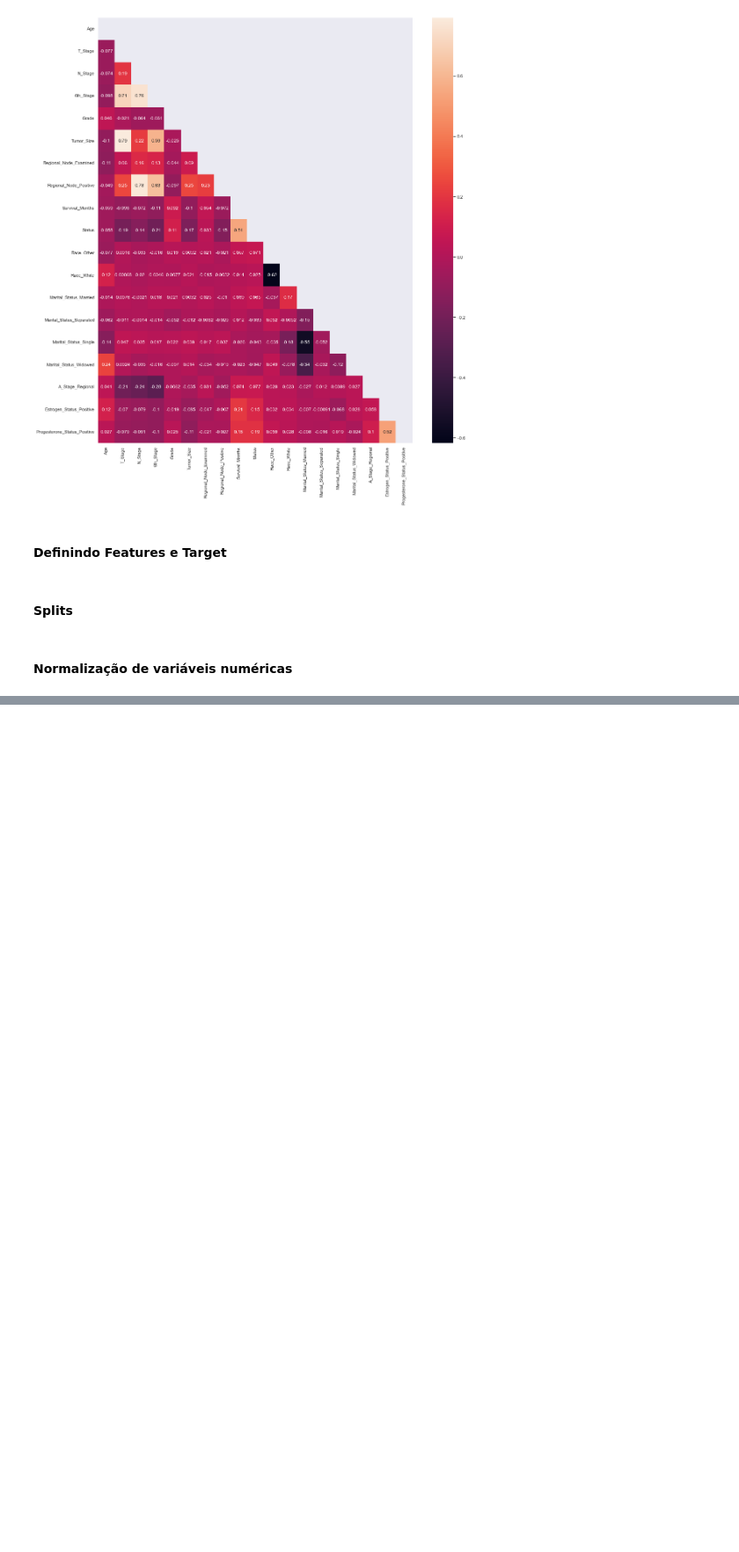
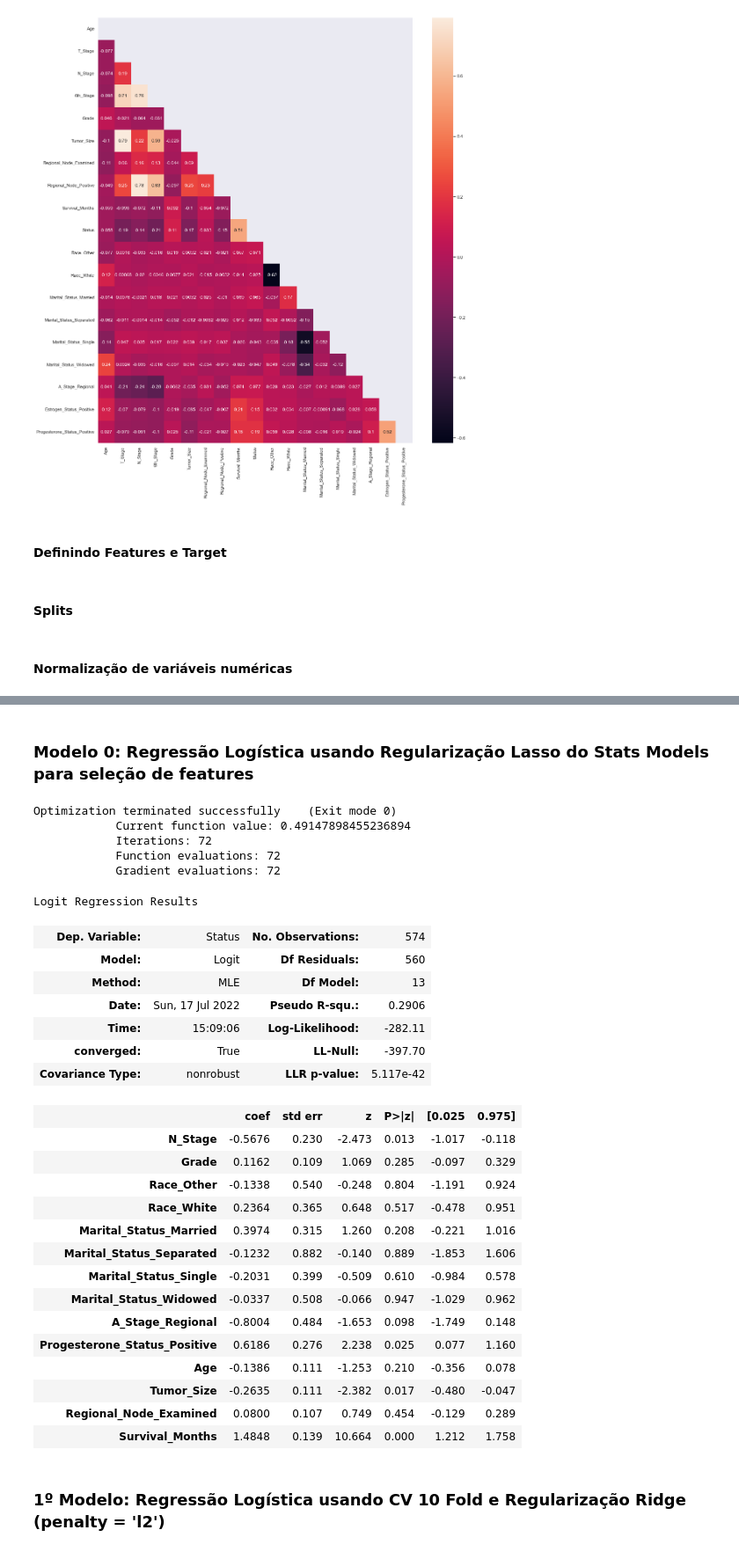
Before and after one commit to faustinothiagos/Project_Workshop_3_DS_Digital_House, a Jupyter notebook: workshop3.ipynb, the cells around one changed output, grey strips where cells are left out. Shown at 88% size. Saved outputs shown, nothing was run; the diff lists cells and outputs as text; code cells hidden in the pictures; blank space fills up the shorter version.

```diff
--- a/workshop3.ipynb
+++ b/workshop3.ipynb
@@ -498,0 +499,39 @@ calc_vif(X_train)
+# %% [markdown]
+### Modelo 0: Regressão Logística usando Regularização Lasso do Stats Models para seleção de features
+# %%
+statsmodels_log_reg = sm.Logit(y_train, X_train).fit_regularized() #FALTA FAZER CROSS VALIDATION!!
+
+log_reg_pred = statsmodels_log_reg.predict(X_test)
+
+statsmodels_log_reg.summary()
+# %% [output]
+Optimization terminated successfully    (Exit mode 0)
+            Current function value: 0.49147898455236894
+            Iterations: 72
+            Function evaluations: 72
+            Gradient evaluations: 72
+Logit Regression Results
+| Dep. Variable: | Status | No. Observations: | 574 |
+| Model: | Logit | Df Residuals: | 560 |
+| Method: | MLE | Df Model: | 13 |
+| Date: | Sun, 17 Jul 2022 | Pseudo R-squ.: | 0.2906 |
+| Time: | 15:09:06 | Log-Likelihood: | -282.11 |
+| converged: | True | LL-Null: | -397.70 |
+| Covariance Type: | nonrobust | LLR p-value: | 5.117e-42 |
+|  | coef | std err | z | P>|z| | [0.025 | 0.975] |
+| N_Stage | -0.5676 | 0.230 | -2.473 | 0.013 | -1.017 | -0.118 |
+| Grade | 0.1162 | 0.109 | 1.069 | 0.285 | -0.097 | 0.329 |
+| Race_Other | -0.1338 | 0.540 | -0.248 | 0.804 | -1.191 | 0.924 |
+| Race_White | 0.2364 | 0.365 | 0.648 | 0.517 | -0.478 | 0.951 |
+| Marital_Status_Married | 0.3974 | 0.315 | 1.260 | 0.208 | -0.221 | 1.016 |
+| Marital_Status_Separated | -0.1232 | 0.882 | -0.140 | 0.889 | -1.853 | 1.606 |
+| Marital_Status_Single | -0.2031 | 0.399 | -0.509 | 0.610 | -0.984 | 0.578 |
+| Marital_Status_Widowed | -0.0337 | 0.508 | -0.066 | 0.947 | -1.029 | 0.962 |
+| A_Stage_Regional | -0.8004 | 0.484 | -1.653 | 0.098 | -1.749 | 0.148 |
+| Progesterone_Status_Positive | 0.6186 | 0.276 | 2.238 | 0.025 | 0.077 | 1.160 |
+| Age | -0.1386 | 0.111 | -1.253 | 0.210 | -0.356 | 0.078 |
+| Tumor_Size | -0.2635 | 0.111 | -2.382 | 0.017 | -0.480 | -0.047 |
+| Regional_Node_Examined | 0.0800 | 0.107 | 0.749 | 0.454 | -0.129 | 0.289 |
+| Survival_Months | 1.4848 | 0.139 | 10.664 | 0.000 | 1.212 | 1.758 |
+# %% [markdown]
+### __1º Modelo:__ Regressão Logística usando CV 10 Fold e Regularização Ridge (penalty = 'l2')
```
Also changed, not shown: parts of 9 cells of this notebook.
